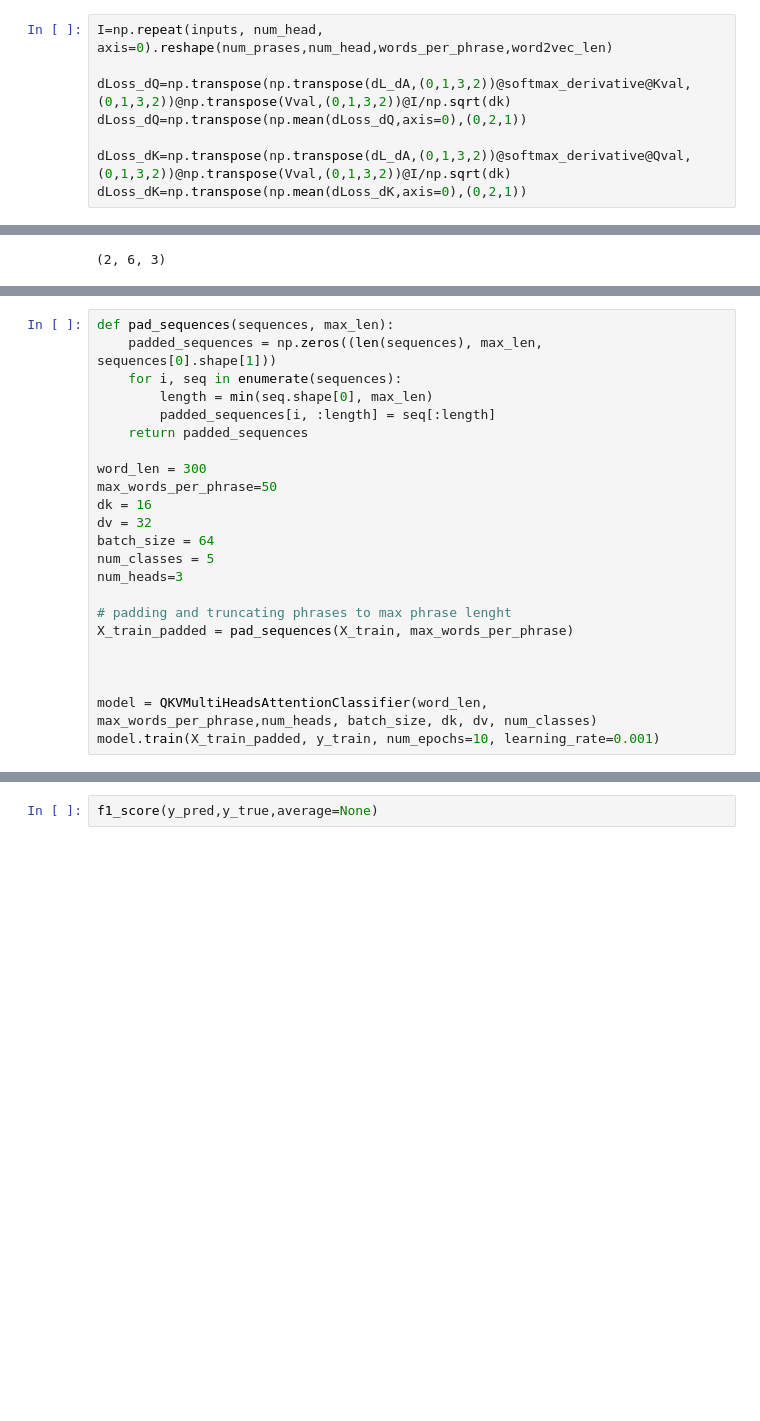
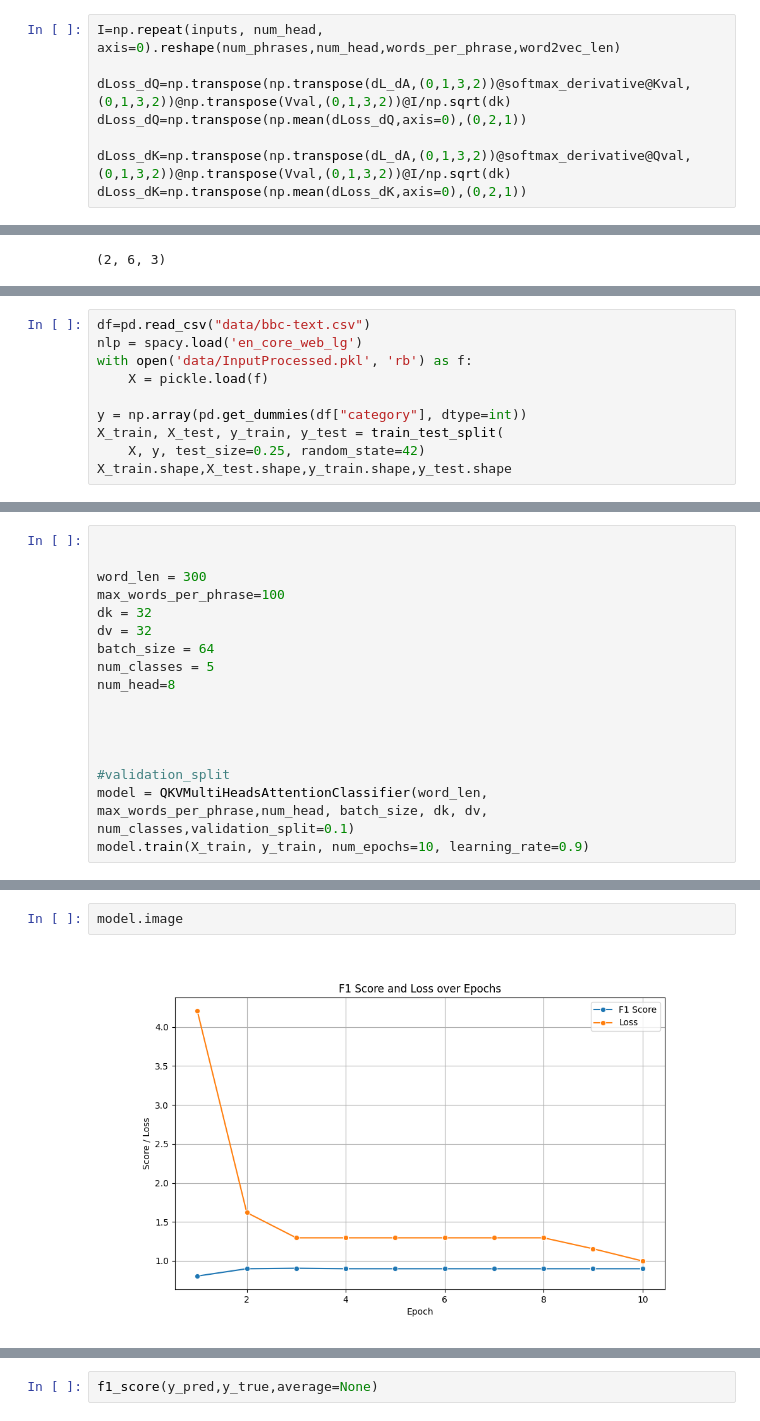
Before and after one commit to DSun91/LLMs-From-Scratch, a Jupyter notebook: MultiHeadsAttention.ipynb, the cells around one changed output, grey strips where cells are left out. Cells and saved outputs as stored; diff of their text form; blank space fills up the shorter version.

```diff
--- a/MultiHeadsAttention.ipynb
+++ b/MultiHeadsAttention.ipynb
@@ -195,7 +189,7 @@ np.transpose(Vval,(0,1,3,2)).shape
 # %% [output]
 (9, 2, 4, 5)
 # %%
-I=np.repeat(inputs, num_head, axis=0).reshape(num_prases,num_head,words_per_phrase,word2vec_len)
+I=np.repeat(inputs, num_head, axis=0).reshape(num_phrases,num_head,words_per_phrase,word2vec_len)
 
 dLoss_dQ=np.transpose(np.transpose(dL_dA,(0,1,3,2))@softmax_derivative@Kval,(0,1,3,2))@np.transpose(Vval,(0,1,3,2))@I/np.sqrt(dk)
 dLoss_dQ=np.transpose(np.mean(dLoss_dQ,axis=0),(0,2,1))
@@ -407,0 +273,10 @@ class QKVMultiHeadsAttentionClassifier:
+# %%
+df=pd.read_csv("data/bbc-text.csv")
+nlp = spacy.load('en_core_web_lg')
+with open('data/InputProcessed.pkl', 'rb') as f:
+    X = pickle.load(f)
+
+y = np.array(pd.get_dummies(df["category"], dtype=int))
+X_train, X_test, y_train, y_test = train_test_split(
+    X, y, test_size=0.25, random_state=42)
+X_train.shape,X_test.shape,y_train.shape,y_test.shape
@@ -408,24 +608,18 @@ class QKVMultiHeadsAttentionClassifier:
 # %%
-def pad_sequences(sequences, max_len):
-    padded_sequences = np.zeros((len(sequences), max_len, sequences[0].shape[1]))
-    for i, seq in enumerate(sequences):
-        length = min(seq.shape[0], max_len)
-        padded_sequences[i, :length] = seq[:length]
-    return padded_sequences
+
 
 word_len = 300
-max_words_per_phrase=50
-dk = 16
+max_words_per_phrase=100
+dk = 32
 dv = 32
 batch_size = 64
 num_classes = 5
-num_heads=3
-
-# padding and truncating phrases to max phrase lenght
-X_train_padded = pad_sequences(X_train, max_words_per_phrase)
+num_head=8
 
 
 
-model = QKVMultiHeadsAttentionClassifier(word_len, max_words_per_phrase,num_heads, batch_size, dk, dv, num_classes)
-model.train(X_train_padded, y_train, num_epochs=10, learning_rate=0.001)
+
+#validation_split
+model = QKVMultiHeadsAttentionClassifier(word_len, max_words_per_phrase,num_head, batch_size, dk, dv, num_classes,validation_split=0.1)
+model.train(X_train, y_train, num_epochs=10, learning_rate=0.9)
 # %% [output]
@@ -495,0 +653,4 @@ Number of true labels: 512
+# %%
+model.image
+# %% [output]
+[figure, added]
```
Also changed, not shown: parts of 28 cells of this notebook, 6 other files.
